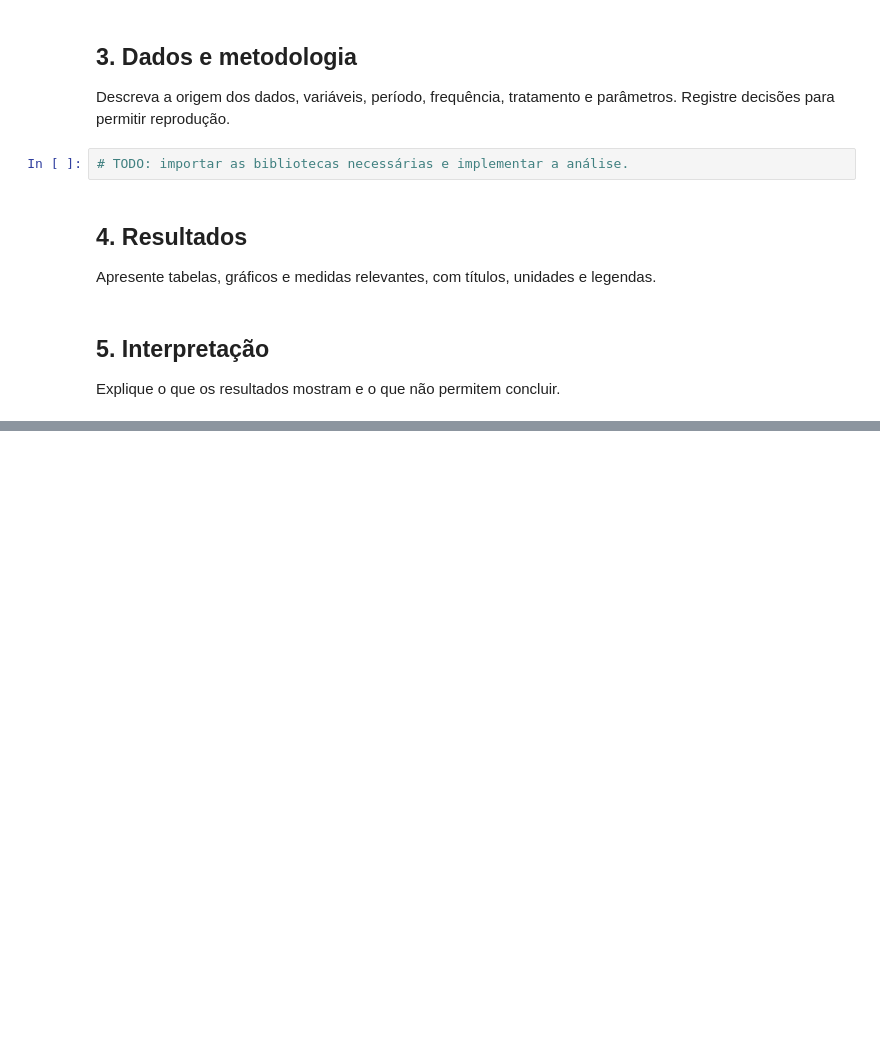
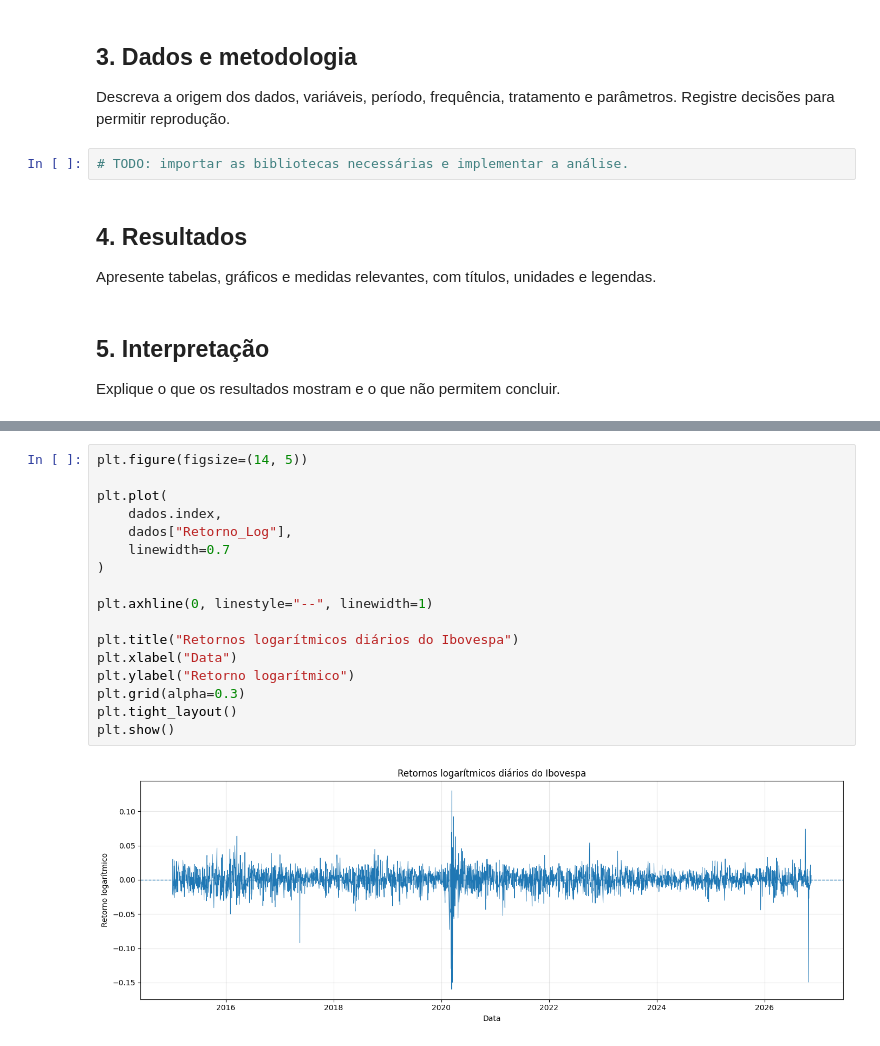
Before and after one commit to Raskonikov23/Statistical-Physics-Financial-Markets-main, a Jupyter notebook: notebooks/03_Analise_Exploratoria.ipynb, the cells around one changed output, grey strips where cells are left out. Drawn from its saved outputs; the diff is of its cells as text; blank space fills up the shorter version.

```diff
--- a/notebooks/03_Analise_Exploratoria.ipynb
+++ b/notebooks/03_Analise_Exploratoria.ipynb
@@ -28,0 +202,19 @@ Resumir os principais achados e indique a próxima etapa.
+# %%
+plt.figure(figsize=(14, 5))
+
+plt.plot(
+    dados.index,
+    dados["Retorno_Log"],
+    linewidth=0.7
+)
+
+plt.axhline(0, linestyle="--", linewidth=1)
+
+plt.title("Retornos logarítmicos diários do Ibovespa")
+plt.xlabel("Data")
+plt.ylabel("Retorno logarítmico")
+plt.grid(alpha=0.3)
+plt.tight_layout()
+plt.show()
+# %% [output]
+[figure, added]
```
Also changed, not shown: parts of 11 cells of this notebook.
